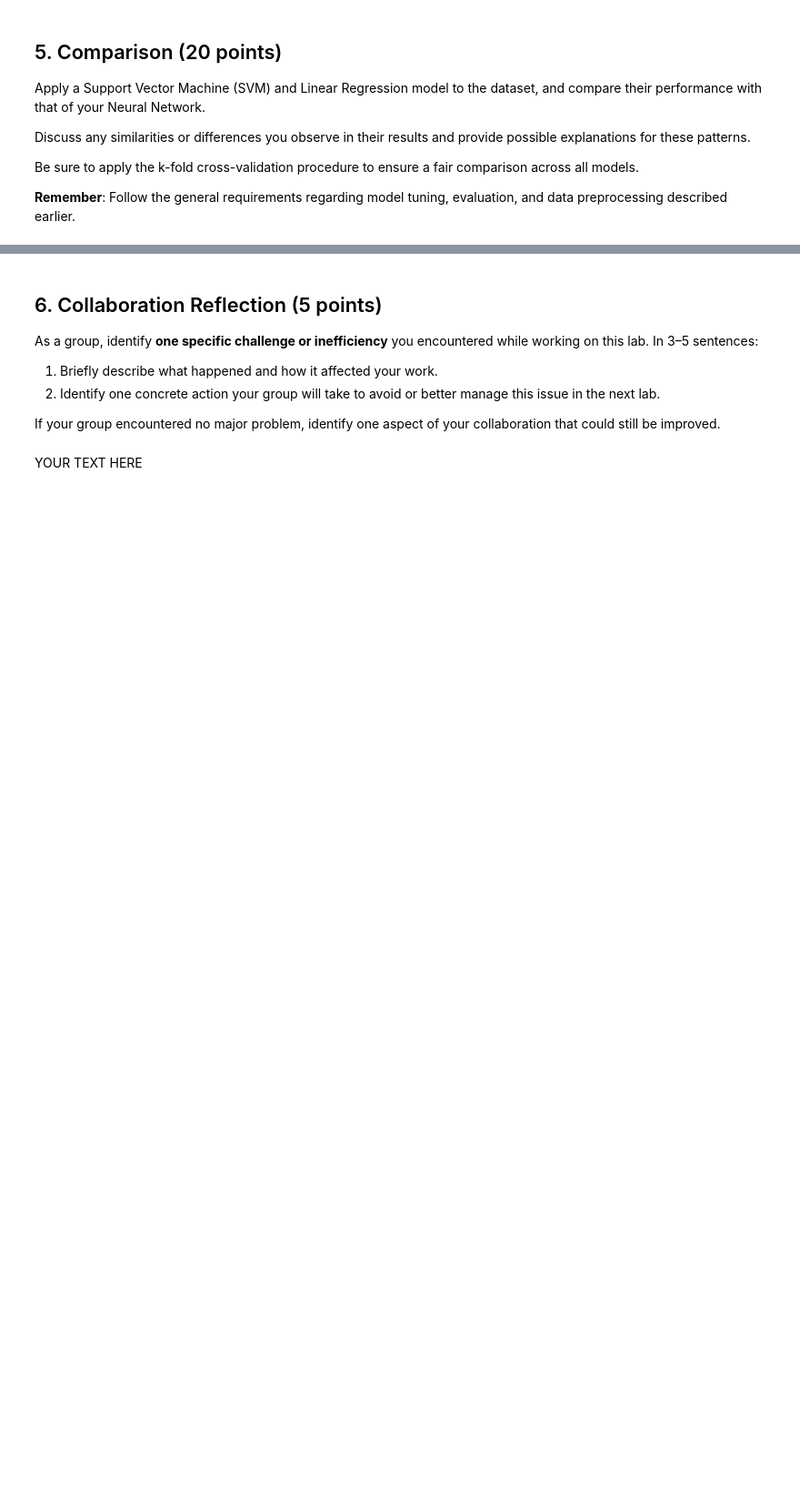
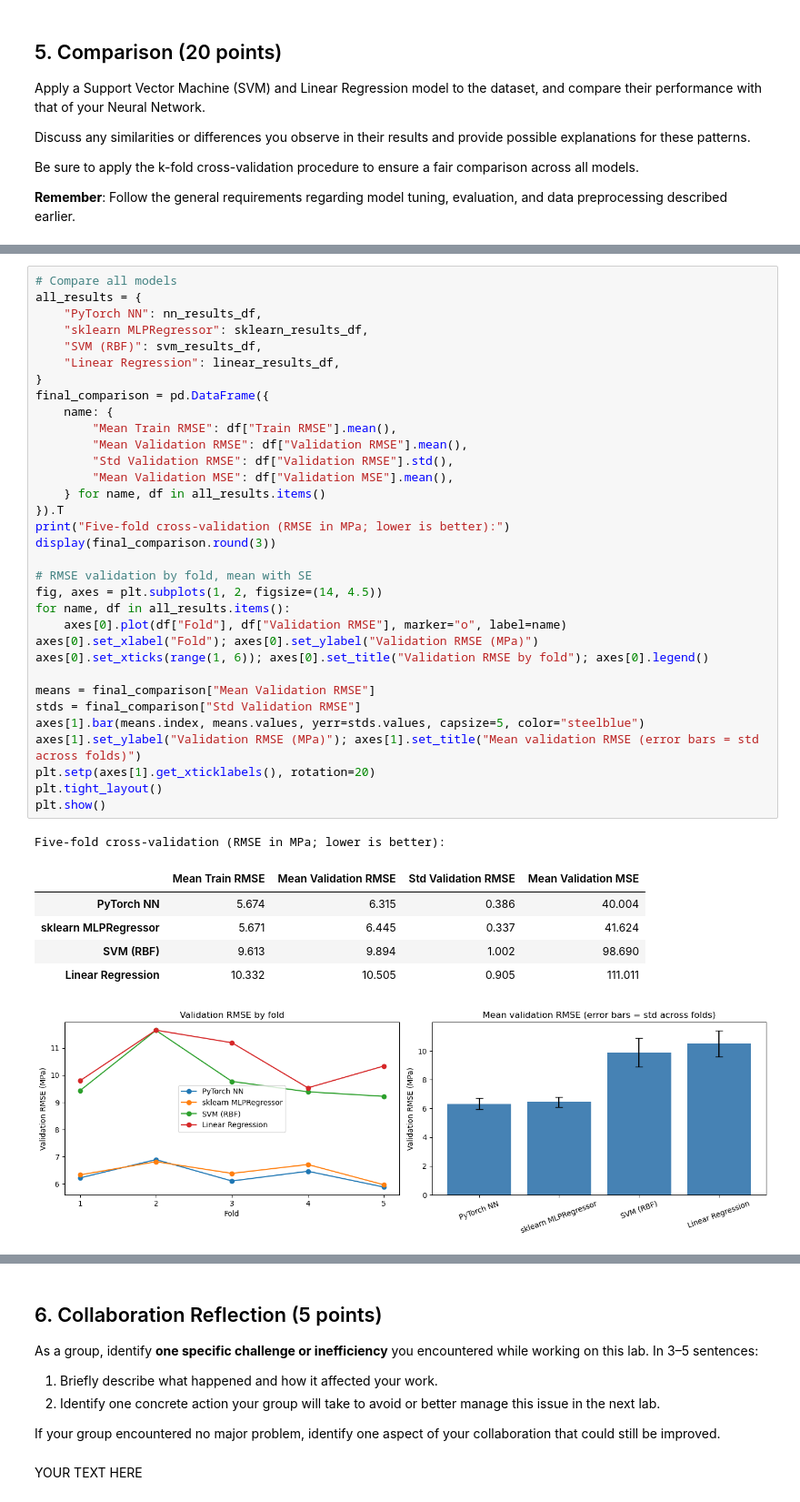
Before and after one commit to alibpowell/ML4021-Group, a Jupyter notebook: 05-neural-networks-real-data.ipynb, the cells around one changed output, grey strips where cells are left out. Shown at 91% size. Saved outputs shown, nothing was run; the diff lists cells and outputs as text; blank space fills up the shorter version.

```diff
--- a/05-neural-networks-real-data.ipynb
+++ b/05-neural-networks-real-data.ipynb
@@ -373,0 +479,41 @@ Be sure to apply the k-fold cross-validation procedure to ensure a fair comparis
+# %%
+# Compare all models
+all_results = {
+    "PyTorch NN": nn_results_df,
+    "sklearn MLPRegressor": sklearn_results_df,
+    "SVM (RBF)": svm_results_df,
+    "Linear Regression": linear_results_df,
+}
+final_comparison = pd.DataFrame({
+    name: {
+        "Mean Train RMSE": df["Train RMSE"].mean(),
+        "Mean Validation RMSE": df["Validation RMSE"].mean(),
+        "Std Validation RMSE": df["Validation RMSE"].std(),
+        "Mean Validation MSE": df["Validation MSE"].mean(),
+    } for name, df in all_results.items()
+}).T
+print("Five-fold cross-validation (RMSE in MPa; lower is better):")
+display(final_comparison.round(3))
+
+# RMSE validation by fold, mean with SE
+fig, axes = plt.subplots(1, 2, figsize=(14, 4.5))
+for name, df in all_results.items():
+    axes[0].plot(df["Fold"], df["Validation RMSE"], marker="o", label=name)
+axes[0].set_xlabel("Fold"); axes[0].set_ylabel("Validation RMSE (MPa)")
+axes[0].set_xticks(range(1, 6)); axes[0].set_title("Validation RMSE by fold"); axes[0].legend()
+
+means = final_comparison["Mean Validation RMSE"]
+stds = final_comparison["Std Validation RMSE"]
+axes[1].bar(means.index, means.values, yerr=stds.values, capsize=5, color="steelblue")
+axes[1].set_ylabel("Validation RMSE (MPa)"); axes[1].set_title("Mean validation RMSE (error bars = std across folds)")
+plt.setp(axes[1].get_xticklabels(), rotation=20)
+plt.tight_layout()
+plt.show()
+# %% [output]
+Five-fold cross-validation (RMSE in MPa; lower is better):
+|  | Mean Train RMSE | Mean Validation RMSE | Std Validation RMSE | Mean Validation MSE |
+| PyTorch NN | 5.674 | 6.315 | 0.386 | 40.004 |
+| sklearn MLPRegressor | 5.671 | 6.445 | 0.337 | 41.624 |
+| SVM (RBF) | 9.613 | 9.894 | 1.002 | 98.690 |
+| Linear Regression | 10.332 | 10.505 | 0.905 | 111.011 |
+[figure, added]
```
Also changed, not shown: parts of 9 cells of this notebook.
